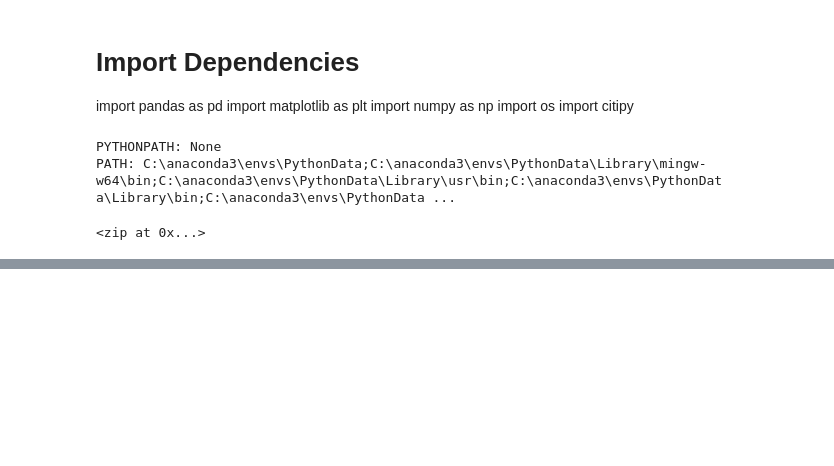
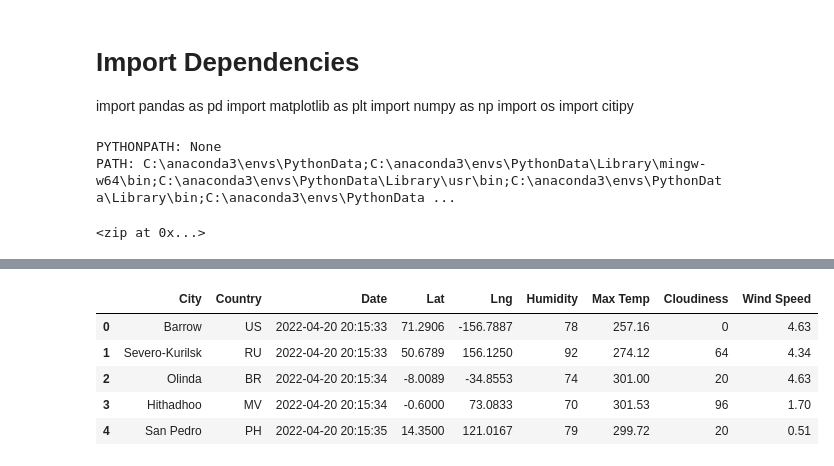
Before and after one commit to JSmith1826/World_Weather_Analysis, a Jupyter notebook: WeatherPy.ipynb, the cells around one changed output, grey strips where cells are left out. Drawn from its saved outputs; the diff is of its cells as text; code cells hidden in the pictures; blank space fills up the shorter version.

```diff
--- a/WeatherPy.ipynb
+++ b/WeatherPy.ipynb
@@ -52,0 +203,11 @@ coordinates
+# %%
+new_column_order = ['City','Country','Date','Lat','Lng','Humidity','Max Temp','Cloudiness','Wind Speed']
+city_data_df = city_data_df[new_column_order]
+city_data_df.head()
+# %% [output]
+|  | City | Country | Date | Lat | Lng | Humidity | Max Temp | Cloudiness | Wind Speed |
+| 0 | Barrow | US | 2022-04-20 20:15:33 | 71.2906 | -156.7887 | 78 | 257.16 | 0 | 4.63 |
+| 1 | Severo-Kurilsk | RU | 2022-04-20 20:15:33 | 50.6789 | 156.1250 | 92 | 274.12 | 64 | 4.34 |
+| 2 | Olinda | BR | 2022-04-20 20:15:34 | -8.0089 | -34.8553 | 74 | 301.00 | 20 | 4.63 |
+| 3 | Hithadhoo | MV | 2022-04-20 20:15:34 | -0.6000 | 73.0833 | 70 | 301.53 | 96 | 1.70 |
+| 4 | San Pedro | PH | 2022-04-20 20:15:35 | 14.3500 | 121.0167 | 79 | 299.72 | 20 | 0.51 |
```
Also changed, not shown: parts of 7 cells of this notebook, 3 other files.
